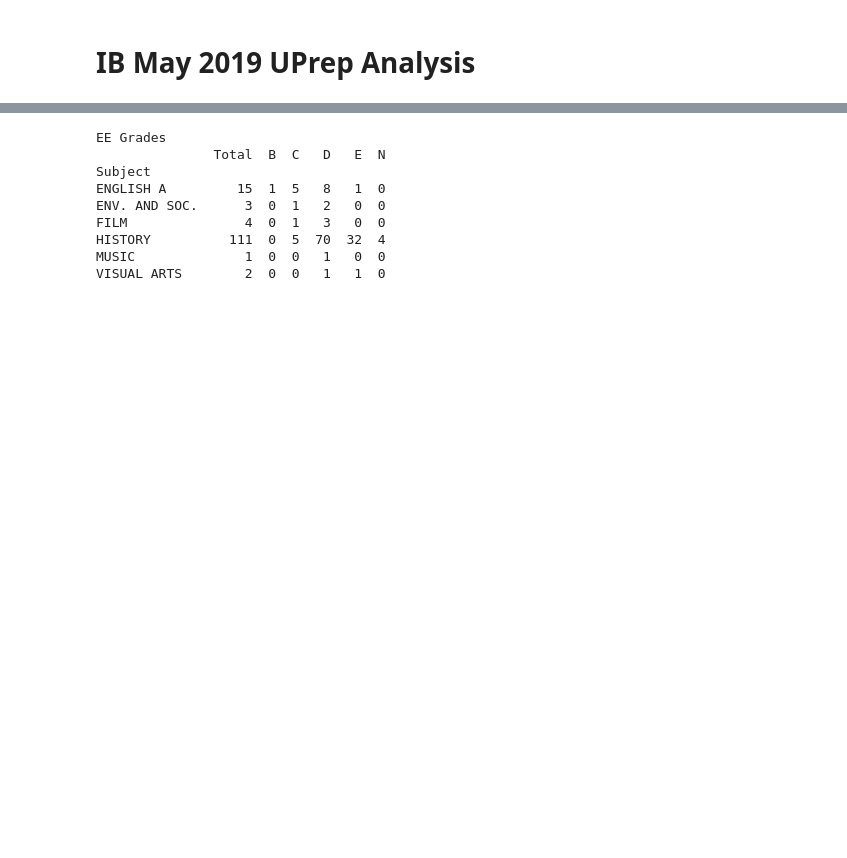
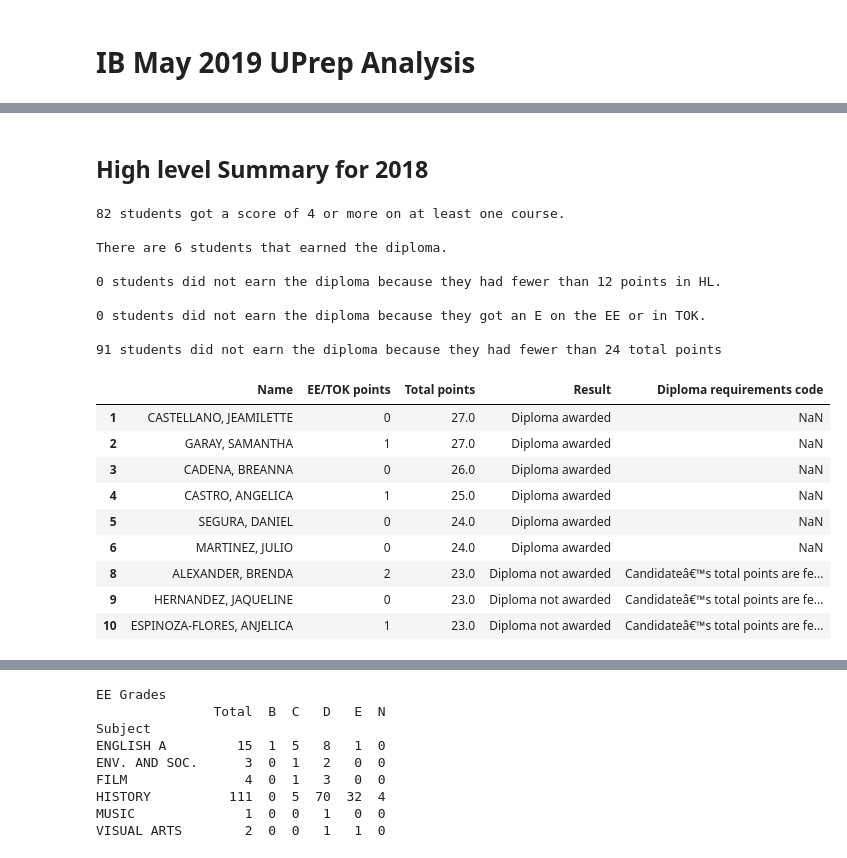
Before and after one commit to dpchurchman/Portfolio, a Jupyter notebook: IB May 2019 UPrep Analysis.ipynb, the cells around one changed output, grey strips where cells are left out. Saved outputs shown, nothing was run; the diff lists cells and outputs as text; code cells hidden in the pictures; blank space fills up the shorter version.

```diff
--- a/IB May 2019 UPrep Analysis.ipynb
+++ b/IB May 2019 UPrep Analysis.ipynb
@@ -86,6 +161,40 @@ Eloy Cruz did not earn due to lack of TOK score (predicted grade of B would have
 | 34 | MATA LOPEZ, JOSE | 0 | 23.0 | Diploma not awarded | Candidate’s total points are fewe... |
 | 35 | PUENTE, HECTOR | 0 | 23.0 | Diploma not awarded | Candidate’s total points are fewe... |
 | 36 | RODRIGUEZ, AXEL | 0 | 23.0 | Diploma not awarded | Candidate’s total points are fewe... |
+# %% [markdown]
+## High level Summary for 2018
+# %%
+print(passedone18,'students got a score of 4 or more on at least one course.')
+print()
+print('There are',ndiplomas18,'students that earned the diploma.')
+print()
+print(nHL18,'students did not earn the diploma because they had fewer than 12 points in HL.')
+print()
+print(nEETOK18,'students did not earn the diploma because they got an E on the EE or in TOK.')
+print()
+print(n24_18,'students did not earn the diploma because they had fewer than 24 total points')
+print()
+diploma_results18[diploma_results18['Total points']>=23]
+# %% [output]
+82 students got a score of 4 or more on at least one course.
+
+There are 6 students that earned the diploma.
+
+0 students did not earn the diploma because they had fewer than 12 points in HL.
+
+0 students did not earn the diploma because they got an E on the EE or in TOK.
+
+91 students did not earn the diploma because they had fewer than 24 total points
+|  | Name | EE/TOK points | Total points | Result | Diploma requirements code |
+| 1 | CASTELLANO, JEAMILETTE | 0 | 27.0 | Diploma awarded | NaN |
+| 2 | GARAY, SAMANTHA | 1 | 27.0 | Diploma awarded | NaN |
+| 3 | CADENA, BREANNA | 0 | 26.0 | Diploma awarded | NaN |
+| 4 | CASTRO, ANGELICA | 1 | 25.0 | Diploma awarded | NaN |
+| 5 | SEGURA, DANIEL | 0 | 24.0 | Diploma awarded | NaN |
+| 6 | MARTINEZ, JULIO | 0 | 24.0 | Diploma awarded | NaN |
+| 8 | ALEXANDER, BRENDA | 2 | 23.0 | Diploma not awarded | Candidateâ€™s total points are fe... |
+| 9 | HERNANDEZ, JAQUELINE | 0 | 23.0 | Diploma not awarded | Candidateâ€™s total points are fe... |
+| 10 | ESPINOZA-FLORES, ANJELICA | 1 | 23.0 | Diploma not awarded | Candidateâ€™s total points are fe... |
 # %%
 from plotly.offline import download_plotlyjs, init_notebook_mode, plot, iplot
 import plotly.offline as py
```
Also changed, not shown: parts of 28 cells of this notebook.
